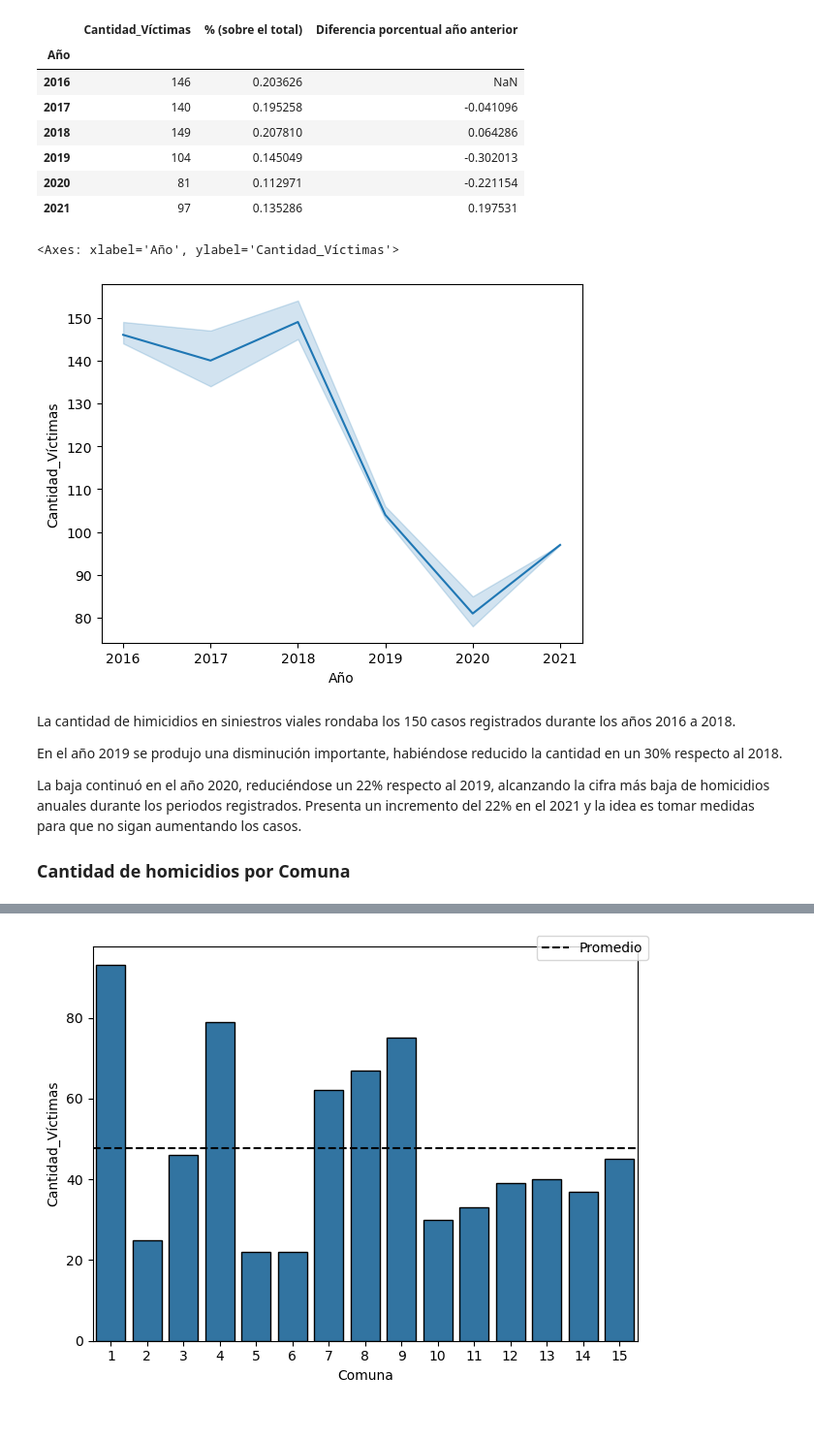
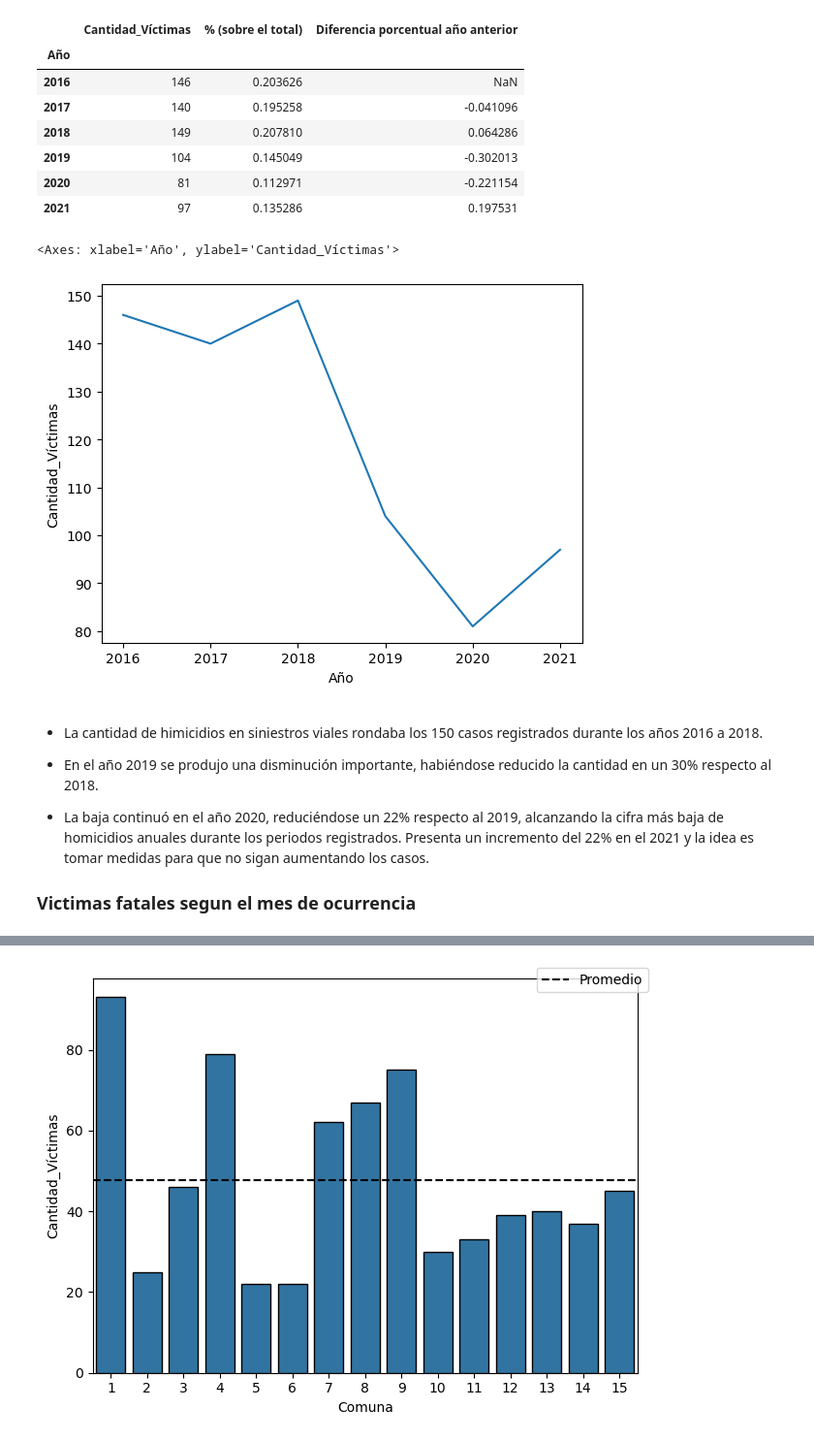
Before and after one commit to Juan-Mendoza00/pi_da, a Jupyter notebook: EDA.ipynb, the cells around one changed output, grey strips where cells are left out. Shown: that part at 97% size. Saved outputs shown, nothing was run; the diff lists cells and outputs as text; code cells hidden in the pictures.

```diff
--- a/EDA.ipynb
+++ b/EDA.ipynb
@@ -256,15 +247,16 @@ g_año
 | 2020 | 81 | 0.112971 | -0.221154 |
 | 2021 | 97 | 0.135286 | 0.197531 |
 # %%
-sns.lineplot(df_hechos, x='Año', y='Cantidad_Víctimas', estimator='sum')
+sns.lineplot(df_hechos, x='Año', y='Cantidad_Víctimas', estimator='sum',
+             errorbar=None)
 # %% [output]
 <Axes: xlabel='Año', ylabel='Cantidad_Víctimas'>
-[figure, old version]
+[figure, new version]
 # %% [markdown]
-La cantidad de himicidios en siniestros viales rondaba los 150 casos registrados durante los años 2016 a 2018.
+- La cantidad de himicidios en siniestros viales rondaba los 150 casos registrados durante los años 2016 a 2018.
 
-En el año 2019 se produjo una disminución importante, habiéndose reducido la cantidad en un 30% respecto al 2018.
+- En el año 2019 se produjo una disminución importante, habiéndose reducido la cantidad en un 30% respecto al 2018.
 
-La baja continuó en el año 2020, reduciéndose un 22% respecto al 2019, alcanzando la cifra más baja de homicidios anuales durante los periodos registrados. Presenta un incremento del 22% en el 2021 y la idea es tomar medidas para que no sigan aumentando los casos.
+- La baja continuó en el año 2020, reduciéndose un 22% respecto al 2019, alcanzando la cifra más baja de homicidios anuales durante los periodos registrados. Presenta un incremento del 22% en el 2021 y la idea es tomar medidas para que no sigan aumentando los casos.
 
-### Cantidad de homicidios por Comuna
+### Victimas fatales segun el mes de ocurrencia
```
Also changed, not shown: parts of 11 cells of this notebook.
